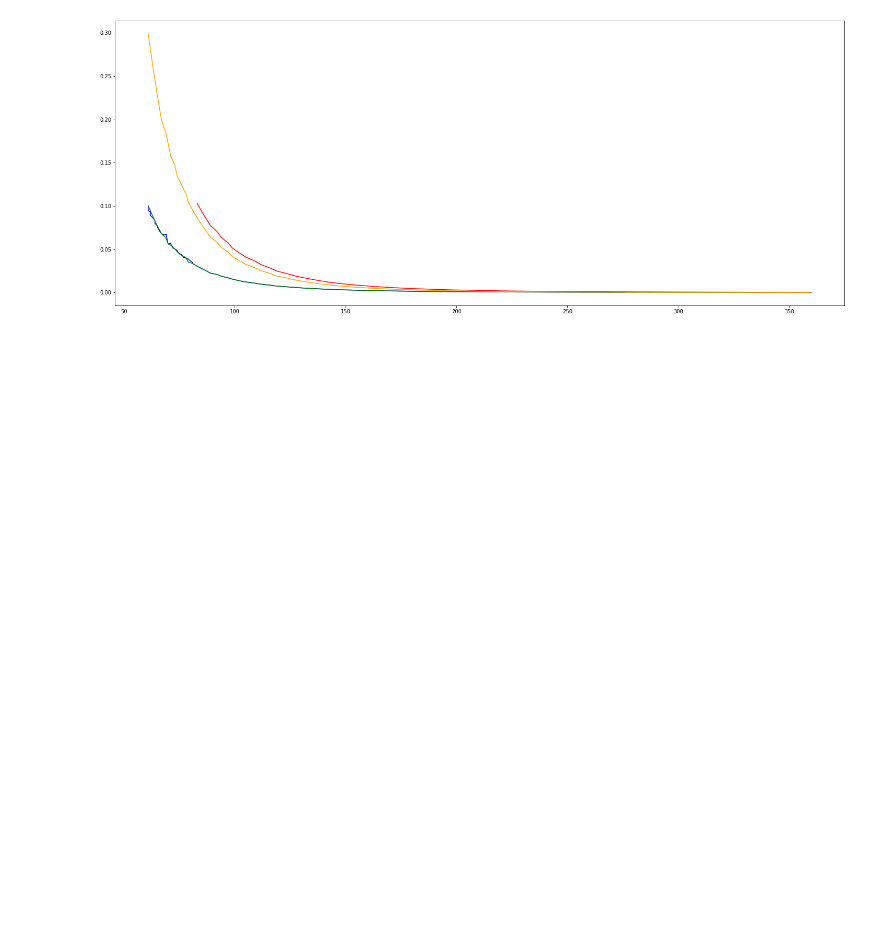
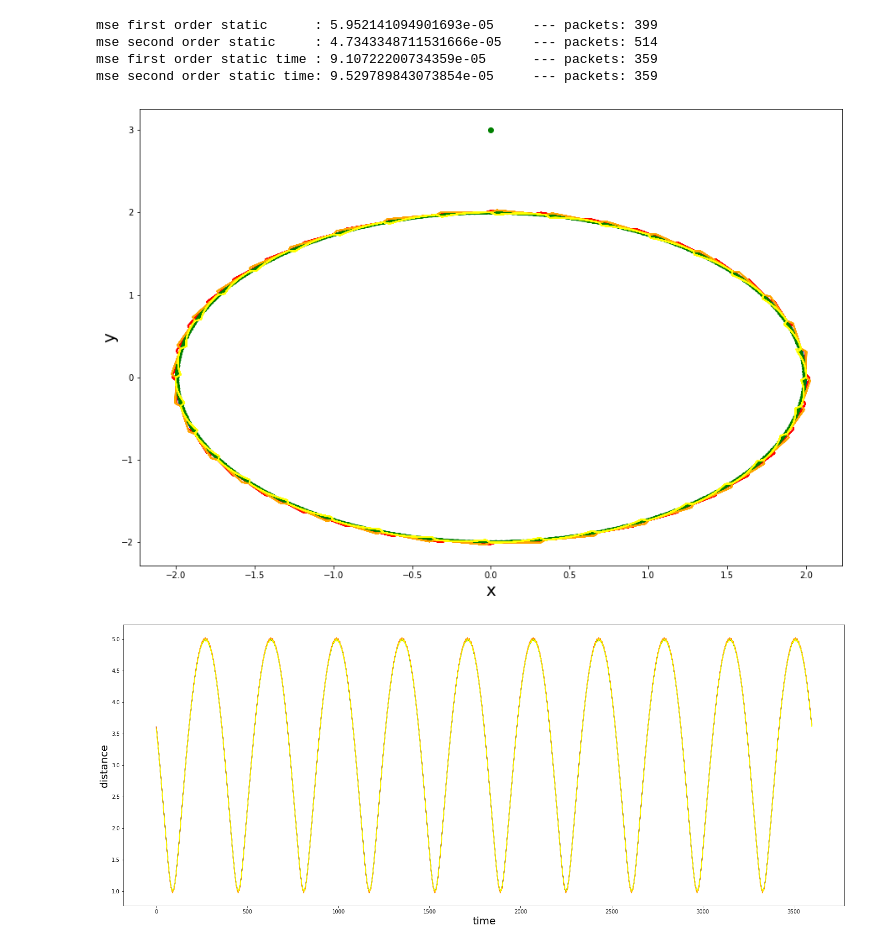
Before and after one commit to PedroGRivera/EE4775Term2, a Jupyter notebook: test.ipynb, the cells around one changed output. Saved outputs shown, nothing was run; the diff lists cells and outputs as text; code cells hidden in the pictures; blank space fills up the shorter version.

```diff
--- a/test.ipynb
+++ b/test.ipynb
@@ -300,9 +300,11 @@ def graph(x,y,thD,thT):
     plt.plot(x,y,color='blue')
     plt.plot(estX,estY,color='red')
     plt.plot(estXsec,estYsec,color='green')
-    plt.plot(estX2,estY2,color='green')
+    plt.plot(estX2,estY2,color='orange')
     plt.plot(estX2sec,estY2sec,color='yellow')
     plt.scatter(posB[0],posB[1],color='Green')
+    plt.xlabel('x',fontsize=20)
+    plt.ylabel('y',fontsize=20)
     [distX, dist]  = distF(posB[0],posB[1],x,y)
     [distX, distS] = distF(posB[0],posB[1],estX,estY)
     [distX, distDS] = distF(posB[0],posB[1],estXsec,estYsec)
@@ -312,8 +314,10 @@ def graph(x,y,thD,thT):
     plt.plot(distX,dist,color='blue')
     plt.plot(distX,distS,color='red')
     plt.plot(distX,distDS,color='green')
-    plt.plot(distX,distD,color='green')
+    plt.plot(distX,distD,color='orange')
     plt.plot(distX,distDD,color='yellow')
+    plt.ylabel('distance',fontsize=20)
+    plt.xlabel('time',fontsize=20)
     print('mse first order static      : ' + str(mse(dist,distS)) + ' \t--- packets: ' + str(pacFT))
     print('mse second order static     : ' + str(mse(dist,distDS)) + ' \t--- packets: ' + str(pacST))
     print('mse first order static time : ' + str(mse(dist,distD)) + ' \t--- packets: ' + str(pacF))
@@ -338,9 +342,6 @@ def score(x,y,thDmin,thDmax,thDstep,thTmin,thTmax,thTstep):
         [estXSD,estYSD, pacSD] = secondOrderD(x,y,thD)
         [distX, distFD] = distF(posB[0],posB[1],estXFD,estYFD)
         [distX, distSD] = distF(posB[0],posB[1],estXSD,estYSD)
-#         print('mse first order static      : ' + str(mse(distY,distFD)) + ' \t--- packets: ' + str(pacFD))
-#         print('mse second order static     : ' + str(mse(distY,distSD)) + ' \t--- packets: ' + str(pacSD))
-#         print('------------------------------------------------------------------------------------------')
         lossFD.append(mse(distY,distFD))
         packFD.append(pacFD)
         lossSD.append(mse(distY,distSD))
@@ -358,39 +359,52 @@ def score(x,y,thDmin,thDmax,thDstep,thTmin,thTmax,thTstep):
         [distX, distST] = distF(posB[0],posB[1],estXST,estYST)
 
 
-#         print('mse first order static time : ' + str(mse(distY,distFT)) + ' \t--- packets: ' + str(pacFT))
-#         print('mse second order static time: ' + str(mse(distY,distST)) + ' \t--- packets: ' + str(pacST))
-#         print('------------------------------------------------------------------------------------------')
         lossFT.append(mse(distY,distFT))
         packFT.append(pacFT)
         lossST.append(mse(distY,distST))
         packST.append(pacST)
 
+    #with second order time
     plt.figure(figsize=(25,10))
-    plt.plot(packFD,lossFD,color='blue')
-    plt.plot(packSD,lossSD,color='red')
-    plt.plot(packFT,lossFT,color='green')
-    plt.plot(packST,lossST,color='orange')
+    plt.plot(packFD,lossFD,color='red')
+    plt.plot(packSD,lossSD,color='green')
+    plt.plot(packFT,lossFT,color='orange')
+    plt.plot(packST,lossST,color='yellow')
+    plt.ylabel('loss',fontsize=20)
+    plt.xlabel('packet count',fontsize=20)
+    #without second order time
+    plt.figure(figsize=(25,10))
+    plt.plot(packFD,lossFD,color='red')
+    plt.plot(packSD,lossSD,color='green')
+    plt.plot(packFT,lossFT,color='orange')
+    plt.ylabel('loss',fontsize=20)
+    plt.xlabel('packet count',fontsize=20)
+    #plt.plot(packST,lossST,color='orange')
 # %%
 #stationary and circle
 posA = [0,0]
 posB = [0,3]
 boundX = [-2.5,2.5]
 boundY = [-2.5,3]
 radius = 2
 r = 360*10
 #mul = 10
 def updatePoint(time, rad, centerX,centerY):
     return [ rad*np.cos(time)+centerX , rad*np.sin(time)+centerY ]
 
 x = []
 y = []
 for i in range(0,r):
     [tmpX,tmpY] = updatePoint((i)*np.pi/180,radius,0,0)
     x.append(tmpX)
     y.append(tmpY)
 
-#graph(x,y,0.025,10)
+graph(x,y,0.025,10)
 score(x,y,0.05,1,0.01,10,60,1)
 # %% [output]
+mse first order static      : 5.952141094901693e-05     --- packets: 399
+mse second order static     : 4.7343348711531666e-05    --- packets: 514
+mse first order static time : 9.10722200734359e-05      --- packets: 359
+mse second order static time: 9.529789843073854e-05     --- packets: 359
-[figure, old version]
+[figure, new version]
+[figure, added]
```
Also changed, not shown: parts of 3 cells of this notebook.
